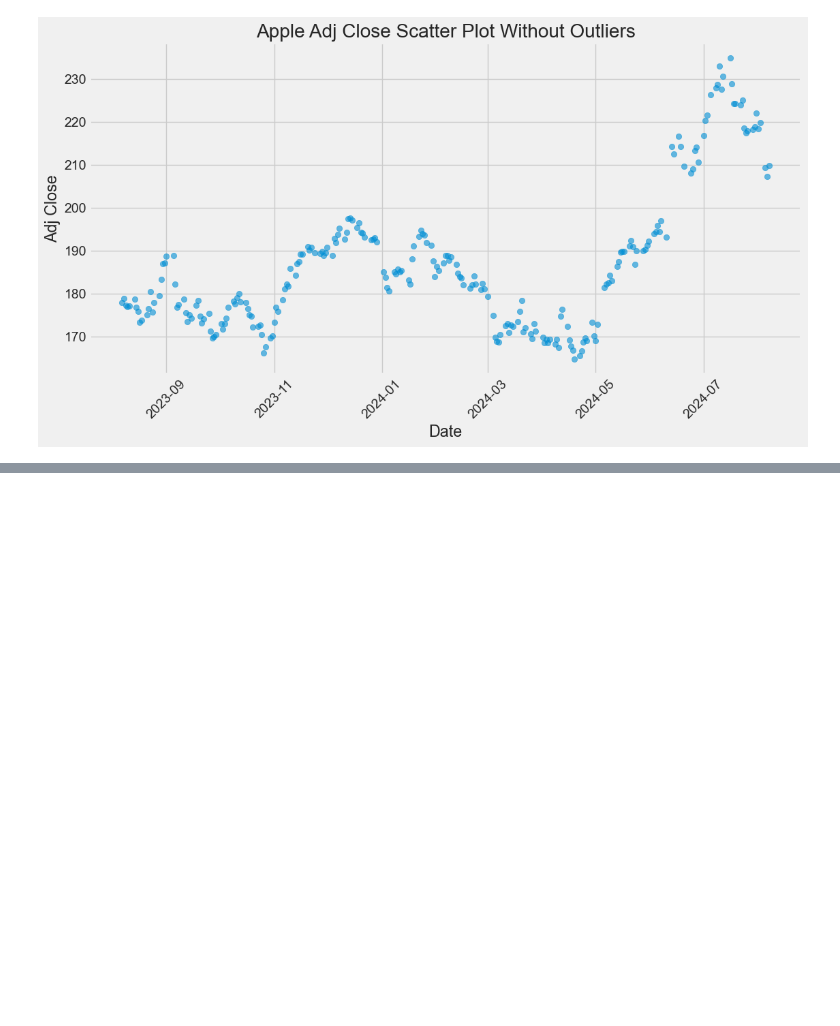
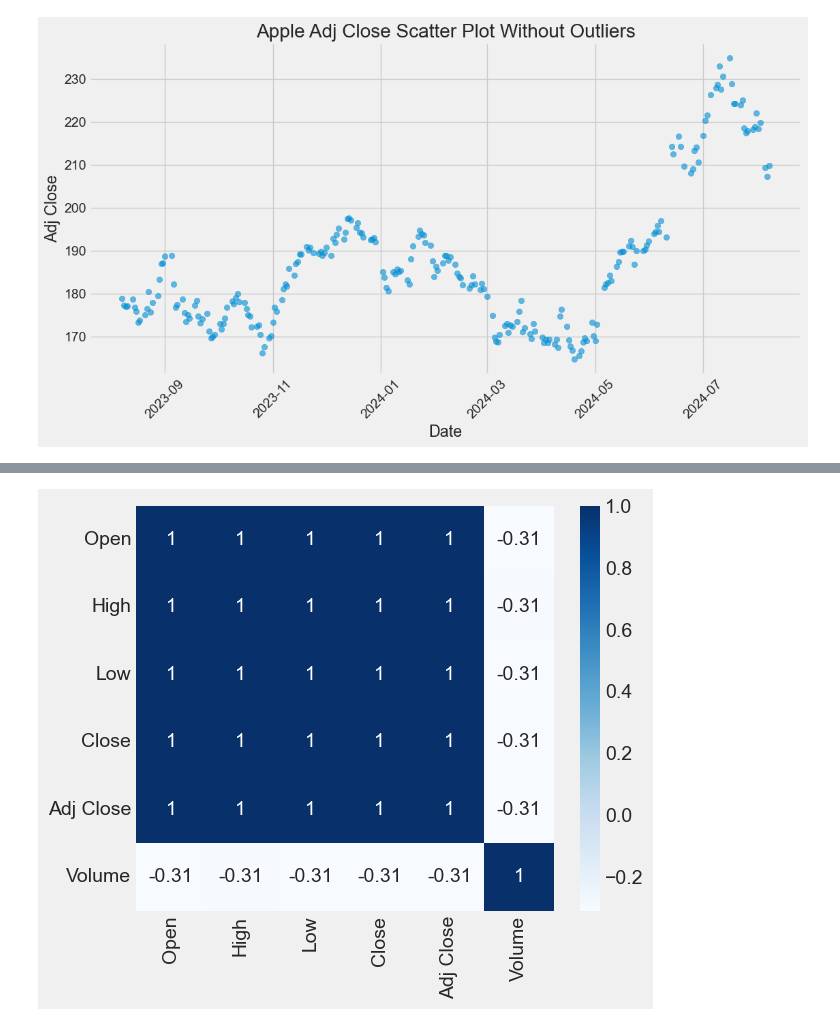
Before and after one commit to sonmarttt/StockAI, a Jupyter notebook: Stock.ipynb, the cells around one changed output, grey strips where cells are left out. Saved outputs shown, nothing was run; the diff lists cells and outputs as text; code cells hidden in the pictures; blank space fills up the shorter version.

```diff
--- a/Stock.ipynb
+++ b/Stock.ipynb
@@ -251,0 +286,9 @@ for column in numerical_columns:
+# %%
+# A higher (darker) value represents higher correlation between the variables
+# A lower (lighter) value represents lower correlation between the variables
+plt.figure(figsize=(6,5))
+df_disp = df.drop('company_name', axis=1)
+sns.heatmap(df_disp.corr(), cmap='Blues', annot=True);
+# ??????
+# %% [output]
+[figure, added]
```
Also changed, not shown: parts of 10 cells of this notebook.
